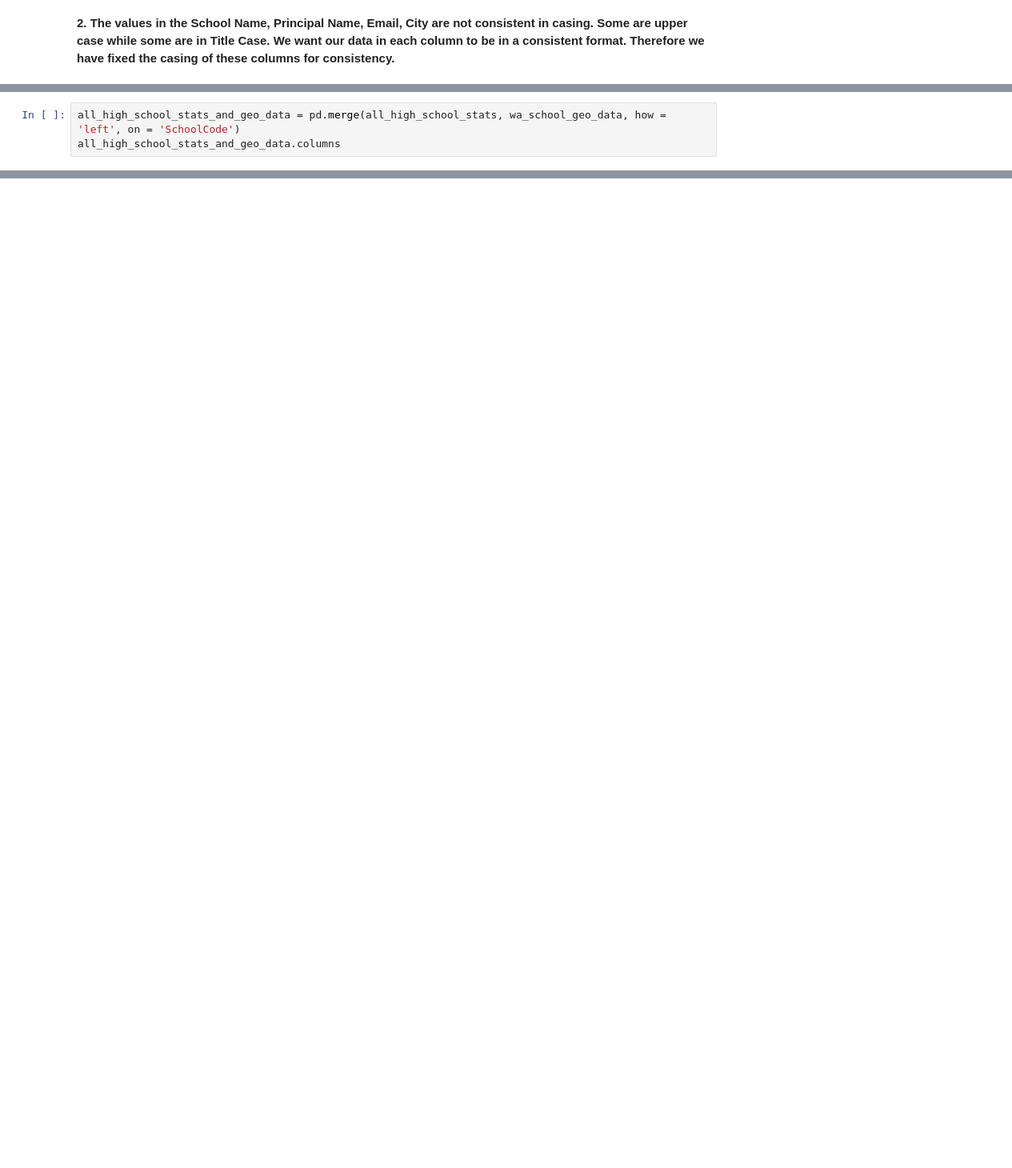
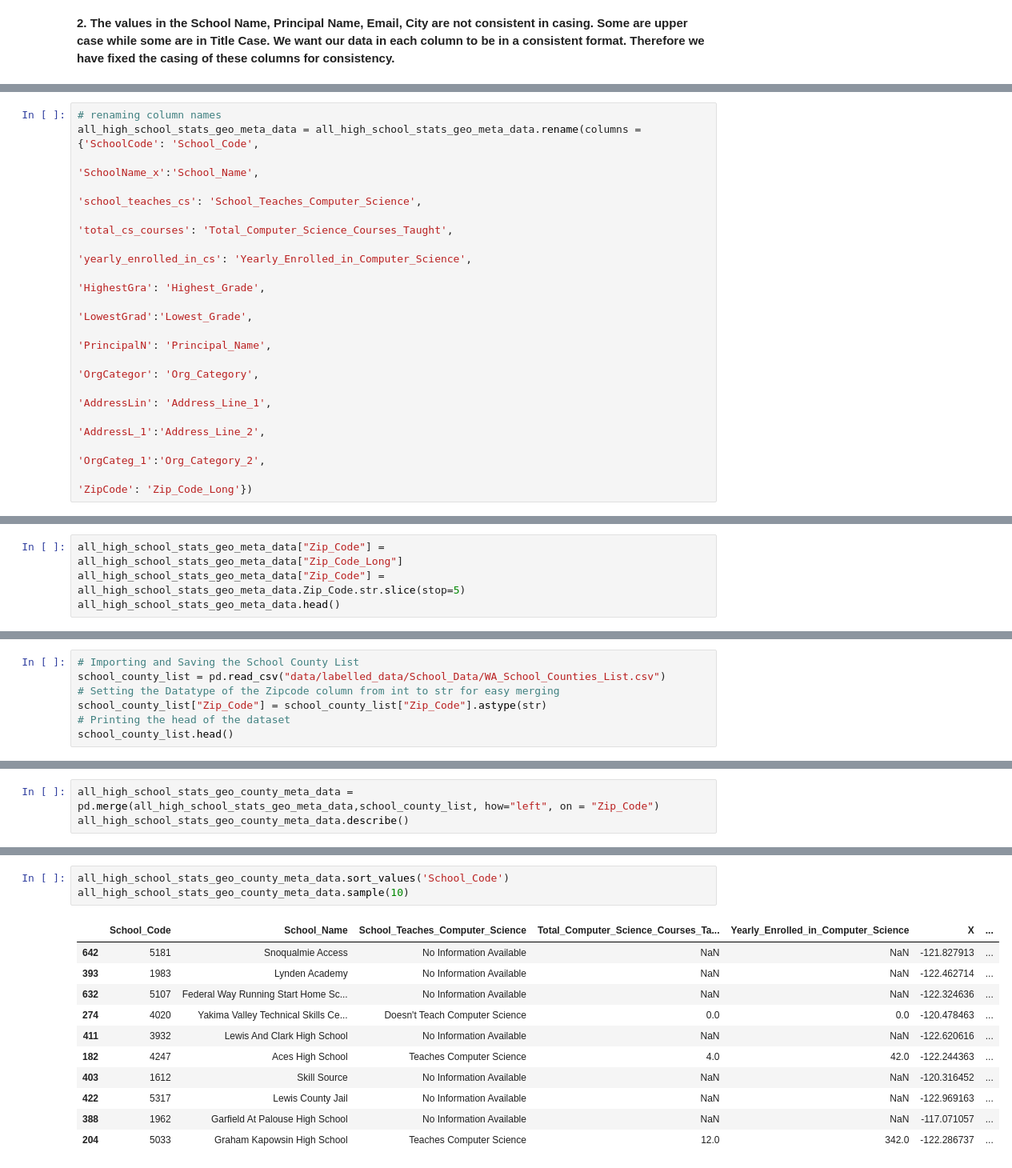
Before and after one commit to codeandcognition/CS_High_School_Education_WA, a Jupyter notebook: Stage_2_Preparing_Visualization_Dataset.ipynb, the cells around one changed output, grey strips where cells are left out. Shown at 80% size. Drawn from its saved outputs; the diff is of its cells as text; blank space fills up the shorter version.

```diff
--- a/Stage_2_Preparing_Visualization_Dataset.ipynb
+++ b/Stage_2_Preparing_Visualization_Dataset.ipynb
@@ -623,0 +663,15 @@ Index(['X', 'Y', 'FID', 'SchoolCode', 'Latitude', 'Longitude', 'ESDCode',
+# %%
+# renaming column names
+all_high_school_stats_geo_meta_data = all_high_school_stats_geo_meta_data.rename(columns = {'SchoolCode': 'School_Code',
+                                                                                            'SchoolName_x':'School_Name',
+                                                                                           'school_teaches_cs': 'School_Teaches_Computer_Science',
+                                                                                           'total_cs_courses': 'Total_Computer_Science_Courses_Taught',
+                                                                                           'yearly_enrolled_in_cs': 'Yearly_Enrolled_in_Computer_Science',
+                                                                                           'HighestGra': 'Highest_Grade',
+                                                                                           'LowestGrad':'Lowest_Grade',
+                                                                                           'PrincipalN': 'Principal_Name',
+                                                                                           'OrgCategor': 'Org_Category',
+                                                                                           'AddressLin': 'Address_Line_1',
+                                                                                           'AddressL_1':'Address_Line_2',
+                                                                                           'OrgCateg_1':'Org_Category_2',
+                                                                                           'ZipCode': 'Zip_Code_Long'})
@@ -623,0 +692,4 @@ Index(['X', 'Y', 'FID', 'SchoolCode', 'Latitude', 'Longitude', 'ESDCode',
+# %%
+all_high_school_stats_geo_meta_data["Zip_Code"] = all_high_school_stats_geo_meta_data["Zip_Code_Long"]
+all_high_school_stats_geo_meta_data["Zip_Code"] = all_high_school_stats_geo_meta_data.Zip_Code.str.slice(stop=5)
+all_high_school_stats_geo_meta_data.head()
@@ -623,0 +718,7 @@ Index(['X', 'Y', 'FID', 'SchoolCode', 'Latitude', 'Longitude', 'ESDCode',
+# %%
+# Importing and Saving the School County List
+school_county_list = pd.read_csv("data/labelled_data/School_Data/WA_School_Counties_List.csv")
+# Setting the Datatype of the Zipcode column from int to str for easy merging
+school_county_list["Zip_Code"] = school_county_list["Zip_Code"].astype(str)
+# Printing the head of the dataset
+school_county_list.head()
@@ -624,4 +736,4 @@ Index(['X', 'Y', 'FID', 'SchoolCode', 'Latitude', 'Longitude', 'ESDCode',
 # %%
-all_high_school_stats_and_geo_data = pd.merge(all_high_school_stats, wa_school_geo_data, how = 'left', on = 'SchoolCode')
-all_high_school_stats_and_geo_data.columns
+all_high_school_stats_geo_county_meta_data = pd.merge(all_high_school_stats_geo_meta_data,school_county_list, how="left", on = "Zip_Code")
+all_high_school_stats_geo_county_meta_data.describe()
 # %% [output]
@@ -648,0 +781,15 @@ wa_high_school_stats_info_with_geo.to_csv("all_data_latest.csv")
+# %%
+all_high_school_stats_geo_county_meta_data.sort_values('School_Code')
+all_high_school_stats_geo_county_meta_data.sample(10)
+# %% [output]
+|  | School_Code | School_Name | School_Teaches_Computer_Science | Total_Computer_Science_Courses_Ta... | Yearly_Enrolled_in_Computer_Science | X | ... |
+| 642 | 5181 | Snoqualmie Access | No Information Available | NaN | NaN | -121.827913 | ... |
+| 393 | 1983 | Lynden Academy | No Information Available | NaN | NaN | -122.462714 | ... |
+| 632 | 5107 | Federal Way Running Start Home Sc... | No Information Available | NaN | NaN | -122.324636 | ... |
+| 274 | 4020 | Yakima Valley Technical Skills Ce... | Doesn't Teach Computer Science | 0.0 | 0.0 | -120.478463 | ... |
+| 411 | 3932 | Lewis And Clark High School | No Information Available | NaN | NaN | -122.620616 | ... |
+| 182 | 4247 | Aces High School | Teaches Computer Science | 4.0 | 42.0 | -122.244363 | ... |
+| 403 | 1612 | Skill Source | No Information Available | NaN | NaN | -120.316452 | ... |
+| 422 | 5317 | Lewis County Jail | No Information Available | NaN | NaN | -122.969163 | ... |
+| 388 | 1962 | Garfield At Palouse High School | No Information Available | NaN | NaN | -117.071057 | ... |
+| 204 | 5033 | Graham Kapowsin High School | Teaches Computer Science | 12.0 | 342.0 | -122.286737 | ... |
```
Also changed, not shown: parts of 42 cells of this notebook, 13 other files.
